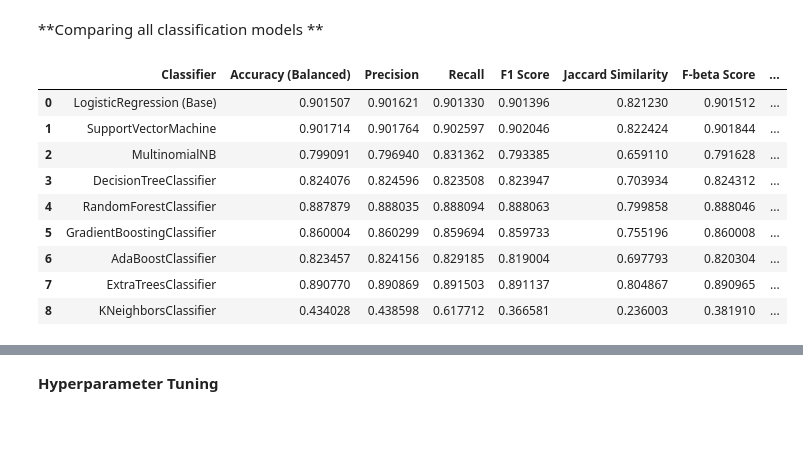
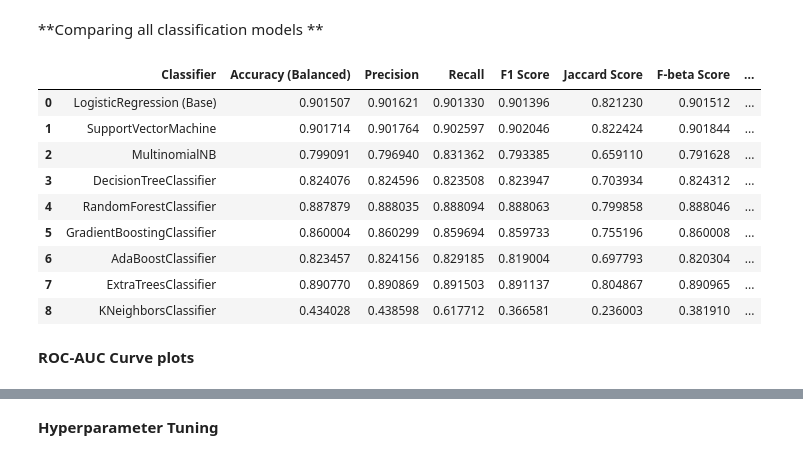
Before and after one commit to euisuck2/Unsupervised-Learning-1, a Jupyter notebook: Supervised_Learning.ipynb, the cells around one changed output, grey strips where cells are left out. Saved outputs shown, nothing was run; the diff lists cells and outputs as text; code cells hidden in the pictures; blank space fills up the shorter version.

```diff
--- a/Supervised_Learning.ipynb
+++ b/Supervised_Learning.ipynb
@@ -183,6 +201,7 @@ f1score = []
 jaccard = []
 fbeta = []
 roc_auc = []
+logloss_ = []
 
 for model in tqdm(model_list):
   model.fit(X_train, y_train)
@@ -194,11 +213,12 @@ for model in tqdm(model_list):
   jaccard.append(jaccard_score(model_predict, y_val, average = 'macro'))
   fbeta.append(fbeta_score(model_predict, y_val, average = 'macro', beta = 0.5))
   roc_auc.append(roc_auc_score(y_val, model.predict_proba(X_val), multi_class = 'ovr', average = 'macro'))
+  logloss_.append(log_loss(y_val, model.predict_proba(X_val)))
 # %%
-pd.DataFrame(list(zip(model_names, accuracy, precision, recall, f1score, jaccard, fbeta, roc_auc)),
-               columns =['Classifier', 'Accuracy (Balanced)', 'Precision', 'Recall', 'F1 Score', 'Jaccard Similarity', 'F-beta Score', 'AUC ROC Score'])
+pd.DataFrame(list(zip(model_names, accuracy, precision, recall, f1score, jaccard, fbeta, roc_auc, logloss_)),
+               columns =['Classifier', 'Accuracy (Balanced)', 'Precision', 'Recall', 'F1 Score', 'Jaccard Score', 'F-beta Score', 'AUC ROC Score', 'Log Loss'])
 # %% [output]
-|  | Classifier | Accuracy (Balanced) | Precision | Recall | F1 Score | Jaccard Similarity | F-beta Score | ... |
+|  | Classifier | Accuracy (Balanced) | Precision | Recall | F1 Score | Jaccard Score | F-beta Score | ... |
 | 0 | LogisticRegression (Base) | 0.901507 | 0.901621 | 0.901330 | 0.901396 | 0.821230 | 0.901512 | ... |
 | 1 | SupportVectorMachine | 0.901714 | 0.901764 | 0.902597 | 0.902046 | 0.822424 | 0.901844 | ... |
 | 2 | MultinomialNB | 0.799091 | 0.796940 | 0.831362 | 0.793385 | 0.659110 | 0.791628 | ... |
@@ -208,3 +228,5 @@ pd.DataFrame(list(zip(model_names, accuracy, precision, recall, f1score, jaccard
 | 6 | AdaBoostClassifier | 0.823457 | 0.824156 | 0.829185 | 0.819004 | 0.697793 | 0.820304 | ... |
 | 7 | ExtraTreesClassifier | 0.890770 | 0.890869 | 0.891503 | 0.891137 | 0.804867 | 0.890965 | ... |
 | 8 | KNeighborsClassifier | 0.434028 | 0.438598 | 0.617712 | 0.366581 | 0.236003 | 0.381910 | ... |
+# %% [markdown]
+**ROC-AUC Curve plots**
```
Also changed, not shown: parts of 9 cells of this notebook.
